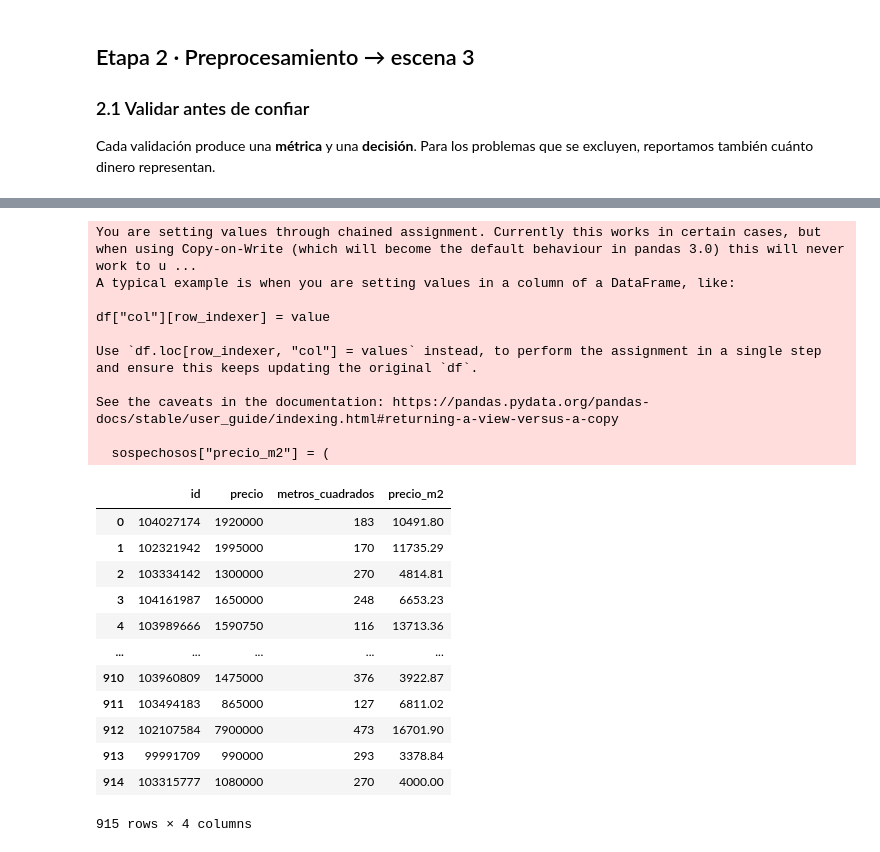
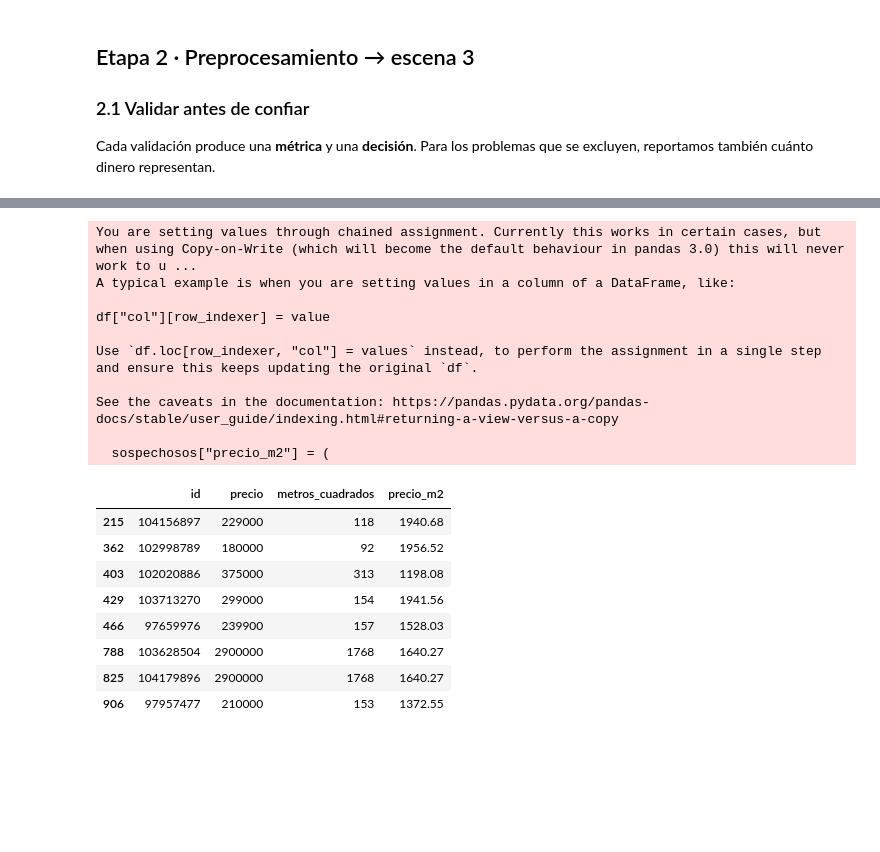
Before and after one commit to jhonnyTobon/ML_EA3_iudigital, a Jupyter notebook: src/sincronicas/Semana_5SINC.ipynb, the cells around one changed output, grey strips where cells are left out. Saved outputs shown, nothing was run; the diff lists cells and outputs as text; code cells hidden in the pictures; blank space fills up the shorter version.

```diff
--- a/src/sincronicas/Semana_5SINC.ipynb
+++ b/src/sincronicas/Semana_5SINC.ipynb
@@ -143,43 +144,39 @@ tabla_validacion
 
 # Detectar registros con precio por metro cuadrado sospechoso
 
 sospechosos = df.loc[
     (
-        (df["precio"] / df["metros_cuadrados"] < 100000)
+        (df["precio"] / df["metros_cuadrados"] < 2000)
         |
         (df["precio"] / df["metros_cuadrados"] > 50000000)
     ),
     ["id", "precio", "metros_cuadrados"]
 ].copy()
 
 # Mostrar el cálculo únicamente en la salida
 sospechosos["precio_m2"] = (
     sospechosos["precio"] /
     sospechosos["metros_cuadrados"]
 ).round(2)
 
 display(sospechosos)
 # %% [output]
 You are setting values through chained assignment. Currently this works in certain cases, but when using Copy-on-Write (which will become the default behaviour in pandas 3.0) this will never work to u ...
 A typical example is when you are setting values in a column of a DataFrame, like:
 
 df["col"][row_indexer] = value
 
 Use `df.loc[row_indexer, "col"] = values` instead, to perform the assignment in a single step and ensure this keeps updating the original `df`.
 
 See the caveats in the documentation: https://pandas.pydata.org/pandas-docs/stable/user_guide/indexing.html#returning-a-view-versus-a-copy
 
   sospechosos["precio_m2"] = (
 |  | id | precio | metros_cuadrados | precio_m2 |
-| 0 | 104027174 | 1920000 | 183 | 10491.80 |
-| 1 | 102321942 | 1995000 | 170 | 11735.29 |
-| 2 | 103334142 | 1300000 | 270 | 4814.81 |
-| 3 | 104161987 | 1650000 | 248 | 6653.23 |
-| 4 | 103989666 | 1590750 | 116 | 13713.36 |
-| ... | ... | ... | ... | ... |
-| 910 | 103960809 | 1475000 | 376 | 3922.87 |
-| 911 | 103494183 | 865000 | 127 | 6811.02 |
-| 912 | 102107584 | 7900000 | 473 | 16701.90 |
-| 913 | 99991709 | 990000 | 293 | 3378.84 |
-| 914 | 103315777 | 1080000 | 270 | 4000.00 |
+| 215 | 104156897 | 229000 | 118 | 1940.68 |
+| 362 | 102998789 | 180000 | 92 | 1956.52 |
+| 403 | 102020886 | 375000 | 313 | 1198.08 |
+| 429 | 103713270 | 299000 | 154 | 1941.56 |
+| 466 | 97659976 | 239900 | 157 | 1528.03 |
+| 788 | 103628504 | 2900000 | 1768 | 1640.27 |
+| 825 | 104179896 | 2900000 | 1768 | 1640.27 |
+| 906 | 97957477 | 210000 | 153 | 1372.55 |
-915 rows × 4 columns
```
Also changed, not shown: parts of 38 cells of this notebook, 2 other files.
